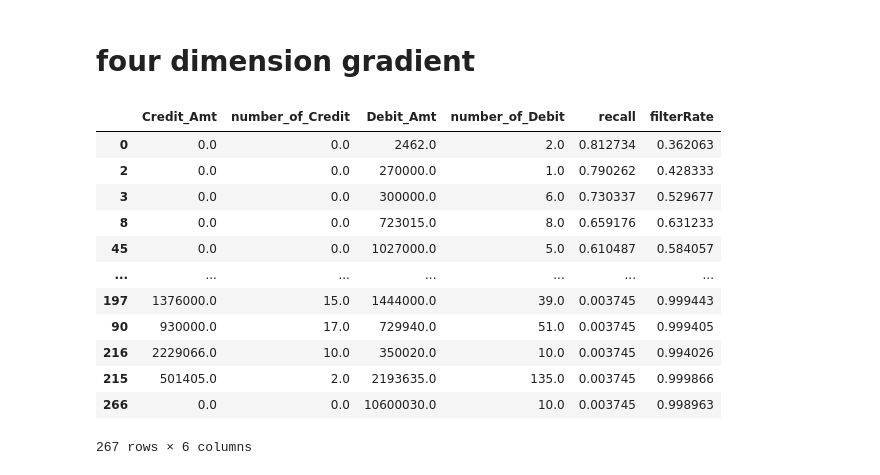
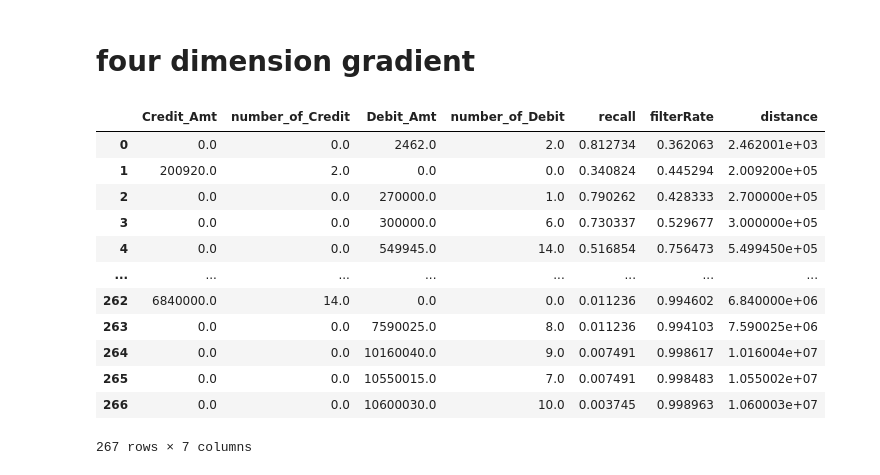
Before and after one commit to eason758/MetaEdge, a Jupyter notebook: code_review.ipynb, the cells around one changed output. Drawn from its saved outputs; the diff is of its cells as text; code cells hidden in the pictures.

```diff
--- a/code_review.ipynb
+++ b/code_review.ipynb
@@ -20,7 +20,8 @@ $$
 # %%
 %run ./function.ipynb
 # %%
-PATH = 'C:/Users/NCTUUser2/Desktop/mark/'
+#PATH = 'C:/Users/NCTUUser2/Desktop/mark/'
+PATH  = 'C:/Users/mark0/Desktop/捷智/MetaEdge/'
 FILE = 'TWN_A11_01_day15_with_aggregated_txn_scenario_txn_type_key_營業日.csv'
 df = pd.read_csv(PATH + FILE)
 df.columns
@@ -368,11 +369,12 @@ def RecallFilterRate(point, x_name, y_name, data):
 
     return recall, filter_rate
 # %%
-debit_distance_results = pd.DataFrame(columns= ['Debit_Amt', 'number_of_Debit', 'recall', 'filterRate'])
+debit_distance_results = pd.DataFrame(columns= ['Debit_Amt', 'number_of_Debit', 'recall', 'filterRate', 'distance'])
 
 for _, idx in enumerate(idx_SAR_Debit_distance):
     x, y = SAR.loc[idx][['Debit_Amt', 'number_of_Debit']]
+    distance = (x**2 + y**2)**(1/2)
     recall_tmp, filterRate_tmp= RecallFilterRate(np.array([[x], [y]]), 'Debit_Amt', 'number_of_Debit', train_set)
-    tmp = pd.DataFrame({'Debit_Amt':[x], 'number_of_Debit':[y], 'recall': [recall_tmp], 'filterRate': [filterRate_tmp]})
+    tmp = pd.DataFrame({'Debit_Amt':[x], 'number_of_Debit':[y], 'recall': [recall_tmp], 'filterRate': [filterRate_tmp], 'distance': distance})
     debit_distance_results = pd.concat([debit_distance_results, tmp])
 # %%
@@ -394,9 +394,10 @@ debit_distance_results.sort_values(by= 'recall', ascending= False)
 # %%
-credit_distance_results = pd.DataFrame(columns= ['Credit_Amt', 'number_of_Credit', 'recall', 'filterRate'])
+credit_distance_results = pd.DataFrame(columns= ['Credit_Amt', 'number_of_Credit', 'recall', 'filterRate', 'distance'])
 
 for idx in idx_SAR_Credit_distance:
     x, y = SAR.loc[idx][['Credit_Amt', 'number_of_Credit']]
+    distance = (x**2 + y**2)**(1/2)
     recall_tmp, filterRate_tmp= RecallFilterRate(np.array([[x], [y]]), 'Credit_Amt', 'number_of_Credit', train_set)
-    tmp = pd.DataFrame({'Credit_Amt':[x], 'number_of_Credit':[y], 'recall': [recall_tmp], 'filterRate': [filterRate_tmp]})
+    tmp = pd.DataFrame({'Credit_Amt':[x], 'number_of_Credit':[y], 'recall': [recall_tmp], 'filterRate': [filterRate_tmp], 'distance': distance})
     credit_distance_results = pd.concat([credit_distance_results, tmp])
 # %%
@@ -535,29 +534,30 @@ del tmp
 # %%
 idx_distance = SAR.loc[SAR['distance'] != 0].sort_values(by= 'distance').index
 # %%
-distance_results = pd.DataFrame(columns= [feature_name[0], feature_name[1], feature_name[2], feature_name[3], 'recall', 'filterRate'])
+distance_results = pd.DataFrame(columns= [feature_name[0], feature_name[1], feature_name[2], feature_name[3], 'recall', 'filterRate', 'distance'])
 
 for i, idx in enumerate(idx_distance):
     point = SAR.loc[idx, feature_name]
+    distance = np.sum(point**2) ** (1/2)
     recall_tmp, filterRate_tmp = RecallFilterRate(point, feature_name, train_set)
-    tmp = pd.DataFrame({feature_name[0]: point[0], feature_name[1]: point[1], feature_name[2]: point[2], feature_name[3]: point[3], 'recall': recall_tmp, 'filterRate': filterRate_tmp}, index= [i])
+    tmp = pd.DataFrame({feature_name[0]: point[0], feature_name[1]: point[1], feature_name[2]: point[2], feature_name[3]: point[3], 'recall': recall_tmp, 'filterRate': filterRate_tmp, 'distance': distance}, index= [i])
     distance_results = pd.concat([distance_results, tmp])
 # %%
-distance_results.sort_values(by= 'recall', ascending= False)
+distance_results.sort_values(by= ['distance', 'recall'], ascending= True)
 # %% [output]
-|  | Credit_Amt | number_of_Credit | Debit_Amt | number_of_Debit | recall | filterRate |
-| 0 | 0.0 | 0.0 | 2462.0 | 2.0 | 0.812734 | 0.362063 |
-| 2 | 0.0 | 0.0 | 270000.0 | 1.0 | 0.790262 | 0.428333 |
-| 3 | 0.0 | 0.0 | 300000.0 | 6.0 | 0.730337 | 0.529677 |
-| 8 | 0.0 | 0.0 | 723015.0 | 8.0 | 0.659176 | 0.631233 |
-| 45 | 0.0 | 0.0 | 1027000.0 | 5.0 | 0.610487 | 0.584057 |
-| ... | ... | ... | ... | ... | ... | ... |
-| 197 | 1376000.0 | 15.0 | 1444000.0 | 39.0 | 0.003745 | 0.999443 |
-| 90 | 930000.0 | 17.0 | 729940.0 | 51.0 | 0.003745 | 0.999405 |
-| 216 | 2229066.0 | 10.0 | 350020.0 | 10.0 | 0.003745 | 0.994026 |
-| 215 | 501405.0 | 2.0 | 2193635.0 | 135.0 | 0.003745 | 0.999866 |
-| 266 | 0.0 | 0.0 | 10600030.0 | 10.0 | 0.003745 | 0.998963 |
+|  | Credit_Amt | number_of_Credit | Debit_Amt | number_of_Debit | recall | filterRate | distance |
+| 0 | 0.0 | 0.0 | 2462.0 | 2.0 | 0.812734 | 0.362063 | 2.462001e+03 |
+| 1 | 200920.0 | 2.0 | 0.0 | 0.0 | 0.340824 | 0.445294 | 2.009200e+05 |
+| 2 | 0.0 | 0.0 | 270000.0 | 1.0 | 0.790262 | 0.428333 | 2.700000e+05 |
+| 3 | 0.0 | 0.0 | 300000.0 | 6.0 | 0.730337 | 0.529677 | 3.000000e+05 |
+| 4 | 0.0 | 0.0 | 549945.0 | 14.0 | 0.516854 | 0.756473 | 5.499450e+05 |
+| ... | ... | ... | ... | ... | ... | ... | ... |
+| 262 | 6840000.0 | 14.0 | 0.0 | 0.0 | 0.011236 | 0.994602 | 6.840000e+06 |
+| 263 | 0.0 | 0.0 | 7590025.0 | 8.0 | 0.011236 | 0.994103 | 7.590025e+06 |
+| 264 | 0.0 | 0.0 | 10160040.0 | 9.0 | 0.007491 | 0.998617 | 1.016004e+07 |
+| 265 | 0.0 | 0.0 | 10550015.0 | 7.0 | 0.007491 | 0.998483 | 1.055002e+07 |
+| 266 | 0.0 | 0.0 | 10600030.0 | 10.0 | 0.003745 | 0.998963 | 1.060003e+07 |
-267 rows × 6 columns
+267 rows × 7 columns
 # %%
 point0 = distance_results.sort_values(by= 'recall', ascending= False).iloc[0, 0:K]
 point0 = point0.to_numpy().reshape(K,1)
```
Also changed, not shown: parts of 9 cells of this notebook, 3 other files.
